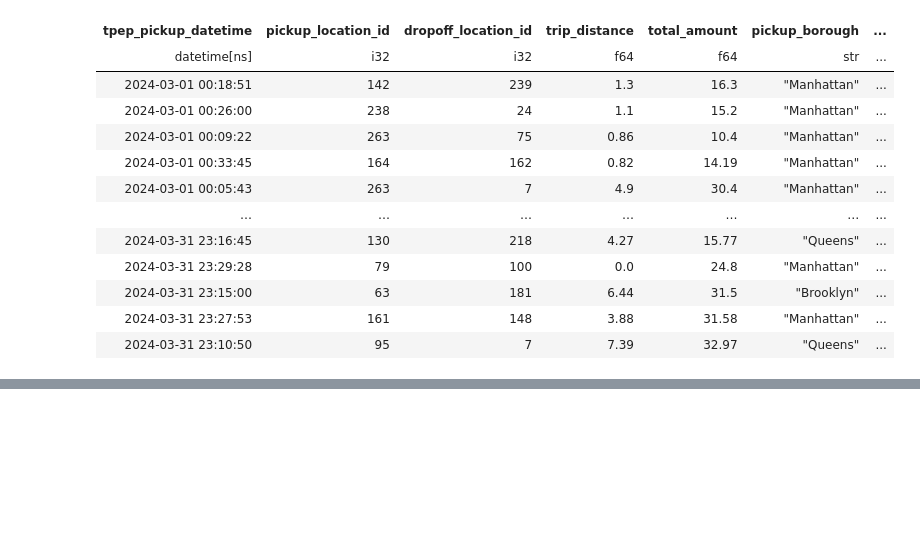
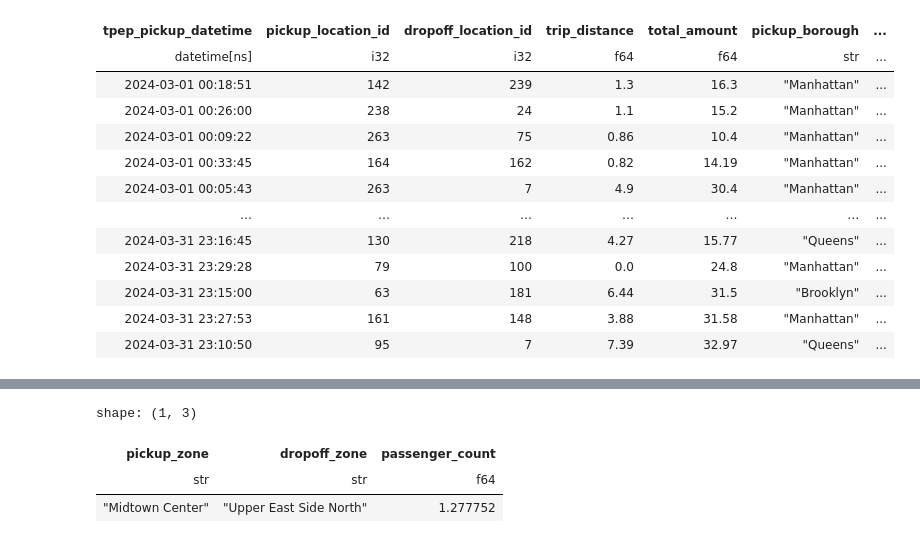
Before and after one commit to NaveenKumarReddy8/polars-for-data-science, a Jupyter notebook: polars_for_data_science/module_6.ipynb, the cells around one changed output, grey strips where cells are left out. Drawn from its saved outputs; the diff is of its cells as text; code cells hidden in the pictures; blank space fills up the shorter version.

```diff
--- a/polars_for_data_science/module_6.ipynb
+++ b/polars_for_data_science/module_6.ipynb
@@ -40,7 +36,9 @@ column_rename_mapping_zones = {
     "Borough": "borough",
     "Zone": "zone",
 }
-zones_df = pl.read_parquet("./../data/taxi_zone_lookup.parquet").rename(column_rename_mapping_zones)
+zones_df = pl.read_parquet("./../data/taxi_zone_lookup.parquet").rename(
+    column_rename_mapping_zones
+)
 zones_df.head()
 # %% [output]
 shape: (5, 4)
@@ -136,0 +165,33 @@ shape: (3_582_628, 8)
+# %%
+march_yellow_df.join(
+    zones_df,
+    left_on="pickup_location_id",
+    right_on="location_id",
+).rename(
+    {
+        "borough": "pickup_borough",
+        "zone": "pickup_zone",
+    }
+).join(
+    zones_df,
+    left_on="dropoff_location_id",
+    right_on="location_id",
+).rename(
+    {
+        "borough": "dropoff_borough",
+        "zone": "dropoff_zone",
+    }
+).group_by(
+    ["pickup_zone", "dropoff_zone"]
+).agg(
+pl.col("passenger_count").mean()
+).filter(
+    pl.col("pickup_zone").eq("Midtown Center").and_(
+        pl.col("dropoff_zone").eq("Upper East Side North")
+    )
+)
+# %% [output]
+shape: (1, 3)
+| pickup_zone | dropoff_zone | passenger_count |
+| str | str | f64 |
+| "Midtown Center" | "Upper East Side North" | 1.277752 |
```
Also changed, not shown: parts of 8 cells of this notebook, 4 other files.
